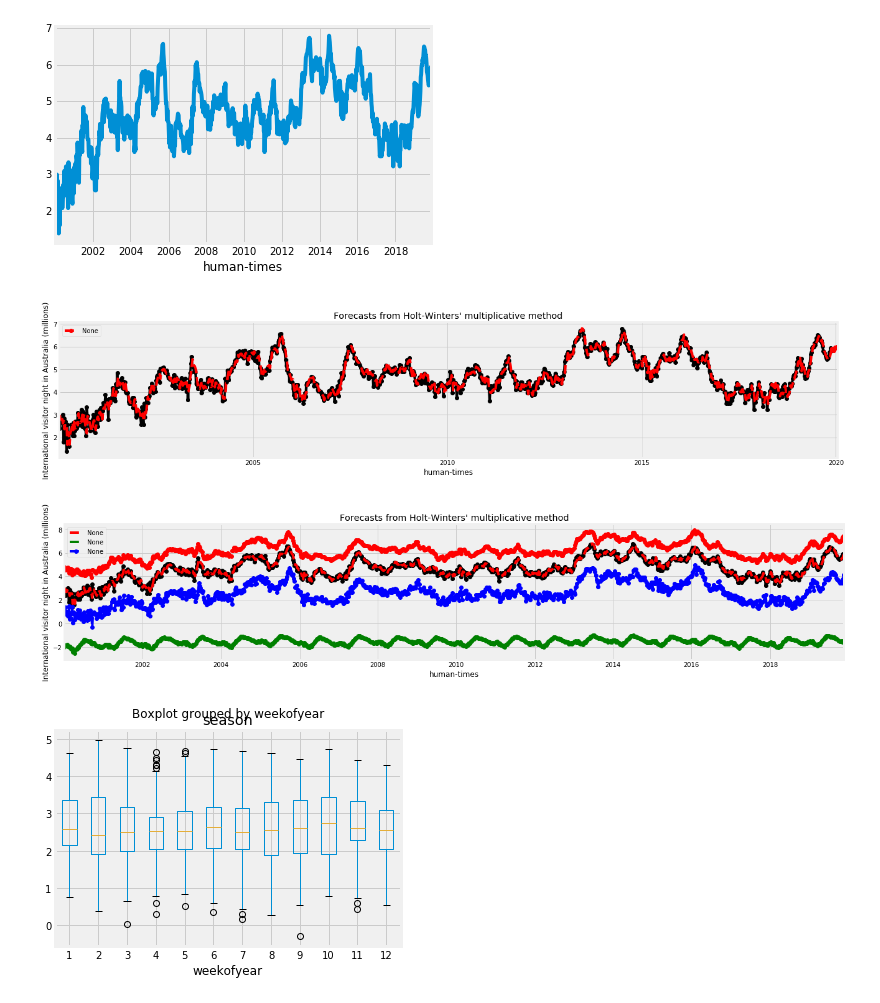
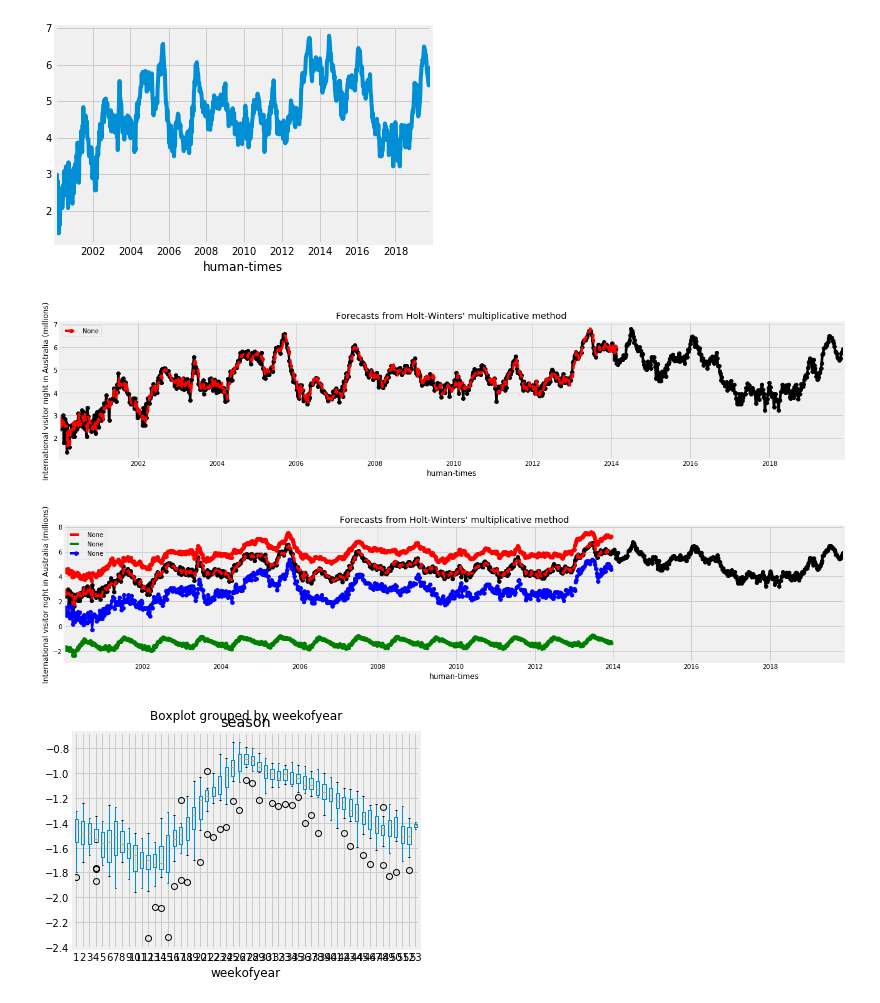
Before and after one commit to mammothb/personal, a Jupyter notebook: datathon/data-extraction/prepare_input_data.ipynb, the cells around one changed output. Drawn from its saved outputs; the diff is of its cells as text; code cells hidden in the pictures.

```diff
--- a/datathon/data-extraction/prepare_input_data.ipynb
+++ b/datathon/data-extraction/prepare_input_data.ipynb
@@ -410,7 +411,8 @@ data.plot()
 <matplotlib.axes._subplots.AxesSubplot at 0x...>
 [figure]
 # %%
-model = ExponentialSmoothing(data, seasonal_periods=52, trend='add', seasonal='add', freq="7D")
+train_years = data.index <= "2013-12-17"
+model = ExponentialSmoothing(data.loc[train_years], seasonal_periods=52, trend='add', seasonal='add', freq="7D")
 fit1 = model.fit(use_boxcox=True)
 
 ax = data.plot(figsize=(20,4), marker='o', color='black', title="Forecasts from Holt-Winters' multiplicative method" )
@@ -426,7 +428,7 @@ plt.show()
 
 # results
 # %% [output]
-[figure, old version]
+[figure, new version]
 # %%
 ax = data.plot(figsize=(20,4), marker='o', color='black', title="Forecasts from Holt-Winters' multiplicative method" )
 ax.set_ylabel("International visitor night in Australia (millions)")
@@ -440,11 +442,11 @@ fit1.slope.plot(ax=ax, style='--', marker='o', color='b', legend=True)
 
 plt.show()
 # %% [output]
-[figure, old version]
+[figure, new version]
 # %%
 season_df = pd.DataFrame()
-season_df["season"] = fit1.slope
-season_df["weekofyear"] = season_df.index.to_series().dt.month
+season_df["season"] = fit1.season
+season_df["weekofyear"] = season_df.index.to_series().dt.weekofyear
 bp = season_df.boxplot("season", "weekofyear", return_type="both")
 # %% [output]
-[figure, old version]
+[figure, new version]
```
Also changed, not shown: parts of 4 cells of this notebook, 13 other files.
